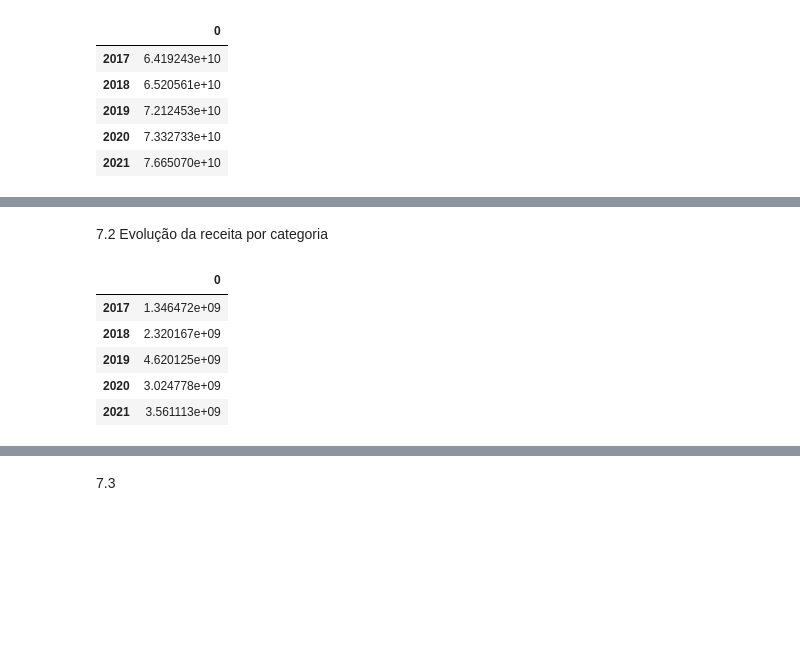
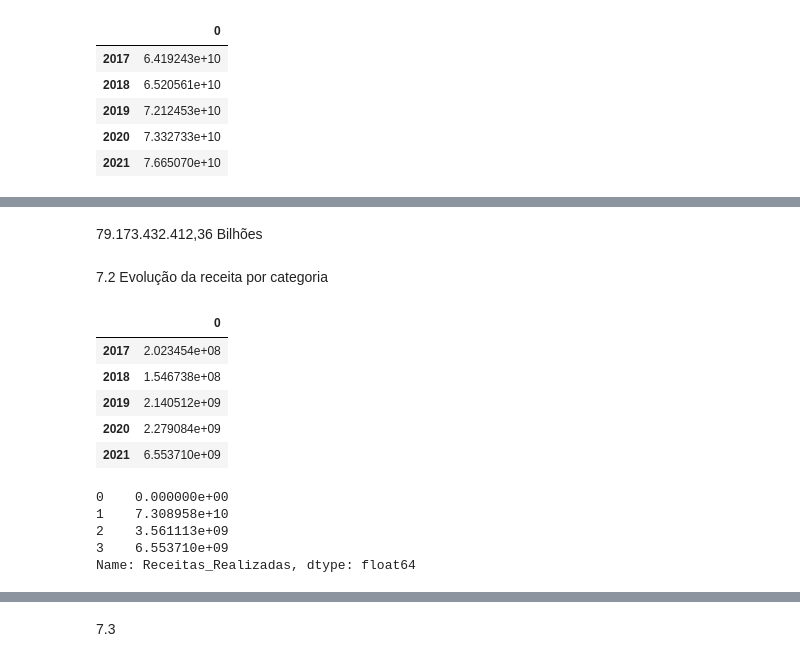
Before and after one commit to carolfazani/orcamento_sp, a Jupyter notebook: Preparando_os_dados.ipynb, the cells around one changed output, grey strips where cells are left out. Cells and saved outputs as stored; diff of their text form; code cells hidden in the pictures; blank space fills up the shorter version.

```diff
--- a/Preparando_os_dados.ipynb
+++ b/Preparando_os_dados.ipynb
@@ -423,3 +449,6 @@ Text(0.5, 0, 'Ano')
+# %% [markdown]
+79.173.432.412,36
+Bilhões
 # %% [markdown]
 7.2 Evolução da receita por categoria
 # %%
@@ -444,13 +473,21 @@ for year in years:
   serie_capital=   serie_capital.T
   serie_saldos =   serie_saldos.T
 # %%
-serie_capital.head()
+serie_saldos.head()
 # %% [output]
 |  | 0 |
-| 2017 | 1.346472e+09 |
-| 2018 | 2.320167e+09 |
-| 2019 | 4.620125e+09 |
-| 2020 | 3.024778e+09 |
-| 2021 | 3.561113e+09 |
+| 2017 | 2.023454e+08 |
+| 2018 | 1.546738e+08 |
+| 2019 | 2.140512e+09 |
+| 2020 | 2.279084e+09 |
+| 2021 | 6.553710e+09 |
+# %%
+realizada['2021']['Receitas_Realizadas'][:]
+# %% [output]
+0    0.000000e+00
+1    7.308958e+10
+2    3.561113e+09
+3    6.553710e+09
+Name: Receitas_Realizadas, dtype: float64
 # %%
 fig1, f1_axes = plt.subplots(ncols=2, nrows=2, figsize = (20,15))
```
Also changed, not shown: parts of 15 cells of this notebook.
